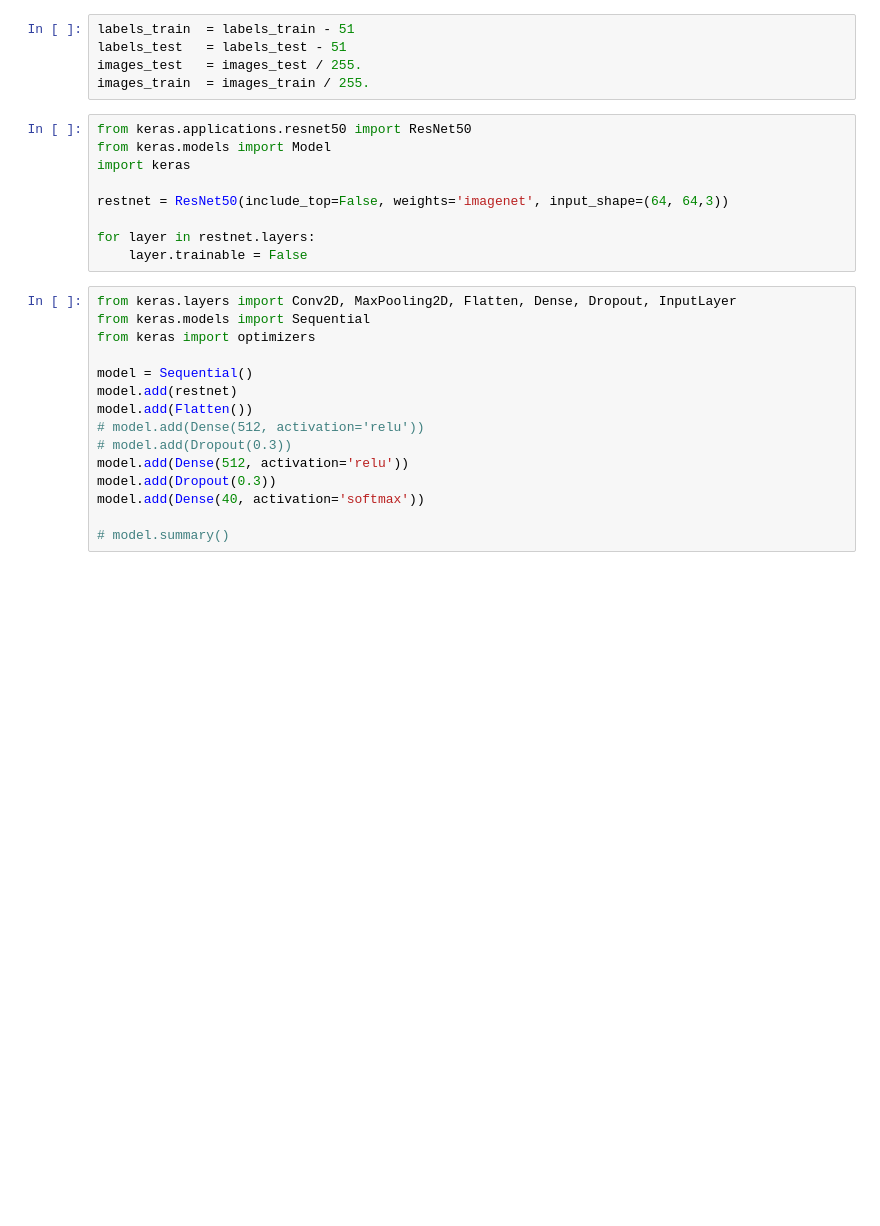
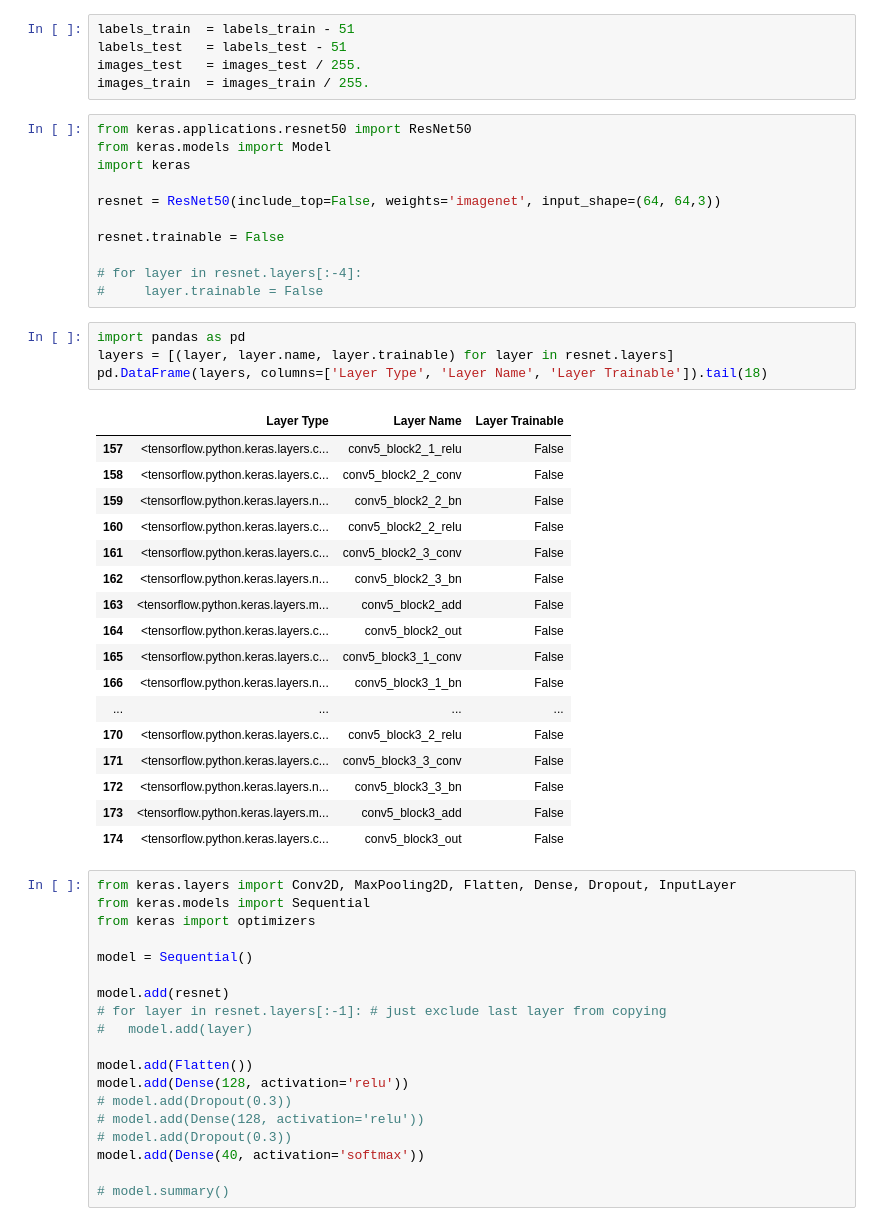
Before and after one commit to ekourkchi/incNET, a Jupyter notebook: Resnet50_test.ipynb, the cells around one changed output. Cells and saved outputs as stored; diff of their text form; blank space fills up the shorter version.

```diff
--- a/Resnet50_test.ipynb
+++ b/Resnet50_test.ipynb
@@ -68,22 +68,50 @@ from keras.applications.resnet50 import ResNet50
 from keras.models import Model
 import keras
 
-restnet = ResNet50(include_top=False, weights='imagenet', input_shape=(64, 64,3))
+resnet = ResNet50(include_top=False, weights='imagenet', input_shape=(64, 64,3))
 
-for layer in restnet.layers:
-    layer.trainable = False
+resnet.trainable = False
+
+# for layer in resnet.layers[:-4]:
+#     layer.trainable = False
+# %%
+import pandas as pd
+layers = [(layer, layer.name, layer.trainable) for layer in resnet.layers]
+pd.DataFrame(layers, columns=['Layer Type', 'Layer Name', 'Layer Trainable']).tail(18)
+# %% [output]
+|  | Layer Type | Layer Name | Layer Trainable |
+| 157 | <tensorflow.python.keras.layers.c... | conv5_block2_1_relu | False |
+| 158 | <tensorflow.python.keras.layers.c... | conv5_block2_2_conv | False |
+| 159 | <tensorflow.python.keras.layers.n... | conv5_block2_2_bn | False |
+| 160 | <tensorflow.python.keras.layers.c... | conv5_block2_2_relu | False |
+| 161 | <tensorflow.python.keras.layers.c... | conv5_block2_3_conv | False |
+| 162 | <tensorflow.python.keras.layers.n... | conv5_block2_3_bn | False |
+| 163 | <tensorflow.python.keras.layers.m... | conv5_block2_add | False |
+| 164 | <tensorflow.python.keras.layers.c... | conv5_block2_out | False |
+| 165 | <tensorflow.python.keras.layers.c... | conv5_block3_1_conv | False |
+| 166 | <tensorflow.python.keras.layers.n... | conv5_block3_1_bn | False |
+| ... | ... | ... | ... |
+| 170 | <tensorflow.python.keras.layers.c... | conv5_block3_2_relu | False |
+| 171 | <tensorflow.python.keras.layers.c... | conv5_block3_3_conv | False |
+| 172 | <tensorflow.python.keras.layers.n... | conv5_block3_3_bn | False |
+| 173 | <tensorflow.python.keras.layers.m... | conv5_block3_add | False |
+| 174 | <tensorflow.python.keras.layers.c... | conv5_block3_out | False |
 # %%
 from keras.layers import Conv2D, MaxPooling2D, Flatten, Dense, Dropout, InputLayer
 from keras.models import Sequential
 from keras import optimizers
 
 model = Sequential()
-model.add(restnet)
+
+model.add(resnet)
+# for layer in resnet.layers[:-1]: # just exclude last layer from copying
+#   model.add(layer)
+
 model.add(Flatten())
-# model.add(Dense(512, activation='relu'))
+model.add(Dense(128, activation='relu'))
 # model.add(Dropout(0.3))
-model.add(Dense(512, activation='relu'))
-model.add(Dropout(0.3))
+# model.add(Dense(128, activation='relu'))
+# model.add(Dropout(0.3))
 model.add(Dense(40, activation='softmax'))
 
 # model.summary()
```
Also changed, not shown: parts of 6 cells of this notebook.
